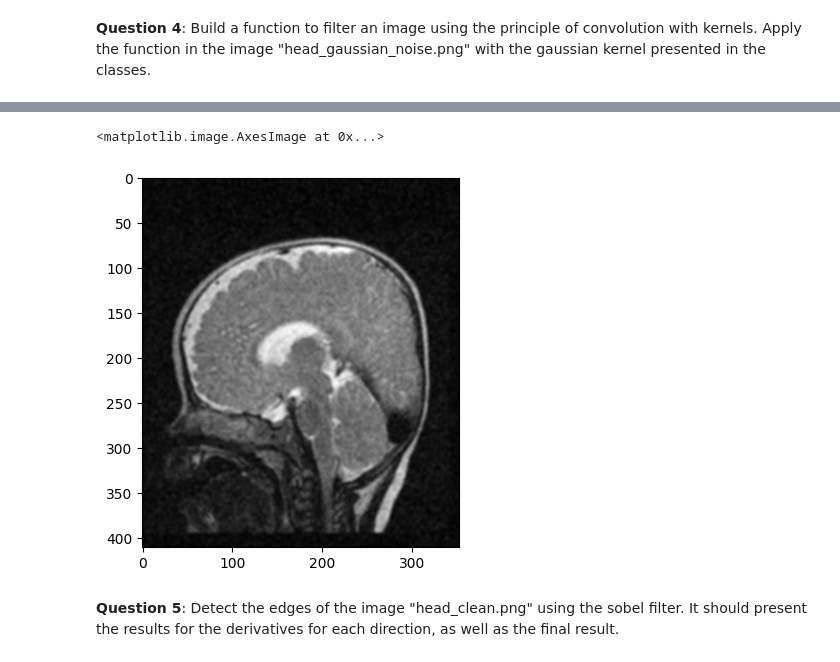
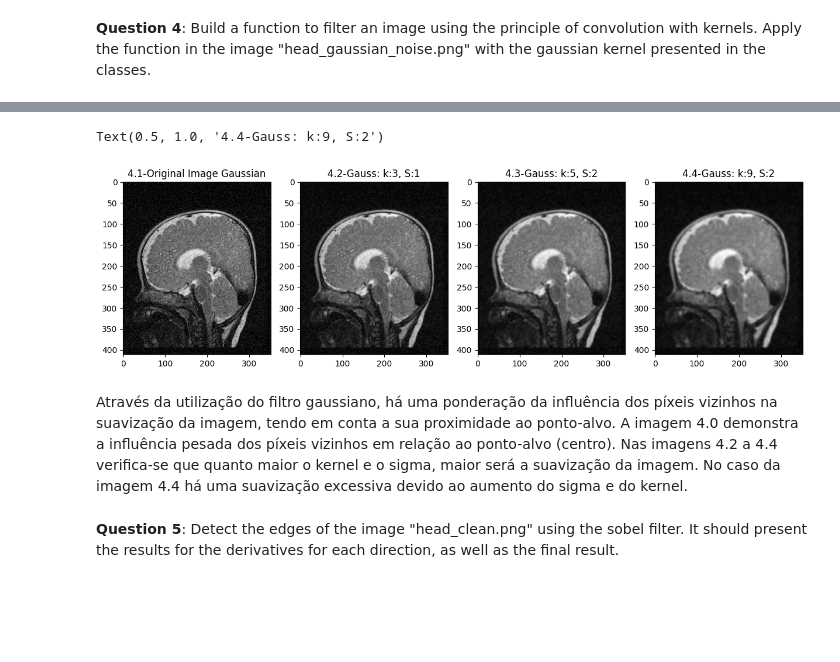
Before and after one commit to a20871/PIB, a Jupyter notebook: Worksheet 3.ipynb, the cells around one changed output, grey strips where cells are left out. Drawn from its saved outputs; the diff is of its cells as text; code cells hidden in the pictures; blank space fills up the shorter version.

```diff
--- a/Worksheet 3.ipynb
+++ b/Worksheet 3.ipynb
@@ -232,8 +231,23 @@ im1=noise_redux_gaussian(h_gaussian8,5,1.8)
-# %%
-imshow(im1)
-# %% [output]
-<matplotlib.image.AxesImage at 0x...>
-[figure, removed]
+# %%
+imn3_1=noise_redux_gaussian(h_gaussian8,3,1)
+imn3_4=noise_redux_gaussian(h_gaussian8,5,2)
+imn3_5=noise_redux_gaussian(h_gaussian8,9,2)
+# %%
+fig, (img1, img3, img4, img5)=matplotlib.pylab.subplots(1,4,figsize=(15,20))
+img1.imshow(h_gaussian)
+img1.set_title('4.1-Original Image Gaussian', fontsize=12)
+img3.imshow(imn3_1)
+img3.set_title('4.2-Gauss: k:3, S:1', fontsize=12)
+img4.imshow(imn3_4)
+img4.set_title('4.3-Gauss: k:5, S:2', fontsize=12)
+img5.imshow(imn3_5)
+img5.set_title('4.4-Gauss: k:9, S:2', fontsize=12)
+# %% [output]
+Text(0.5, 1.0, '4.4-Gauss: k:9, S:2')
+[figure, added]
+# %% [markdown]
+Através da utilização do filtro gaussiano, há uma ponderação da influência dos píxeis vizinhos na suavização da imagem, tendo em conta a sua proximidade ao ponto-alvo. A imagem 4.0 demonstra a influência pesada dos píxeis vizinhos em relação ao ponto-alvo (centro).
+Nas imagens 4.2 a 4.4 verifica-se que quanto maior o kernel e o sigma, maior será a suavização da imagem. No caso da imagem 4.4 há uma suavização excessiva devido ao aumento do sigma e do kernel.
 # %% [markdown]
 **Question 5**: Detect the edges of the image "head_clean.png" using the sobel filter. It should present the results for the derivatives for each direction, as well as the final result.
 # %%
```
Also changed, not shown: parts of 11 cells of this notebook.
